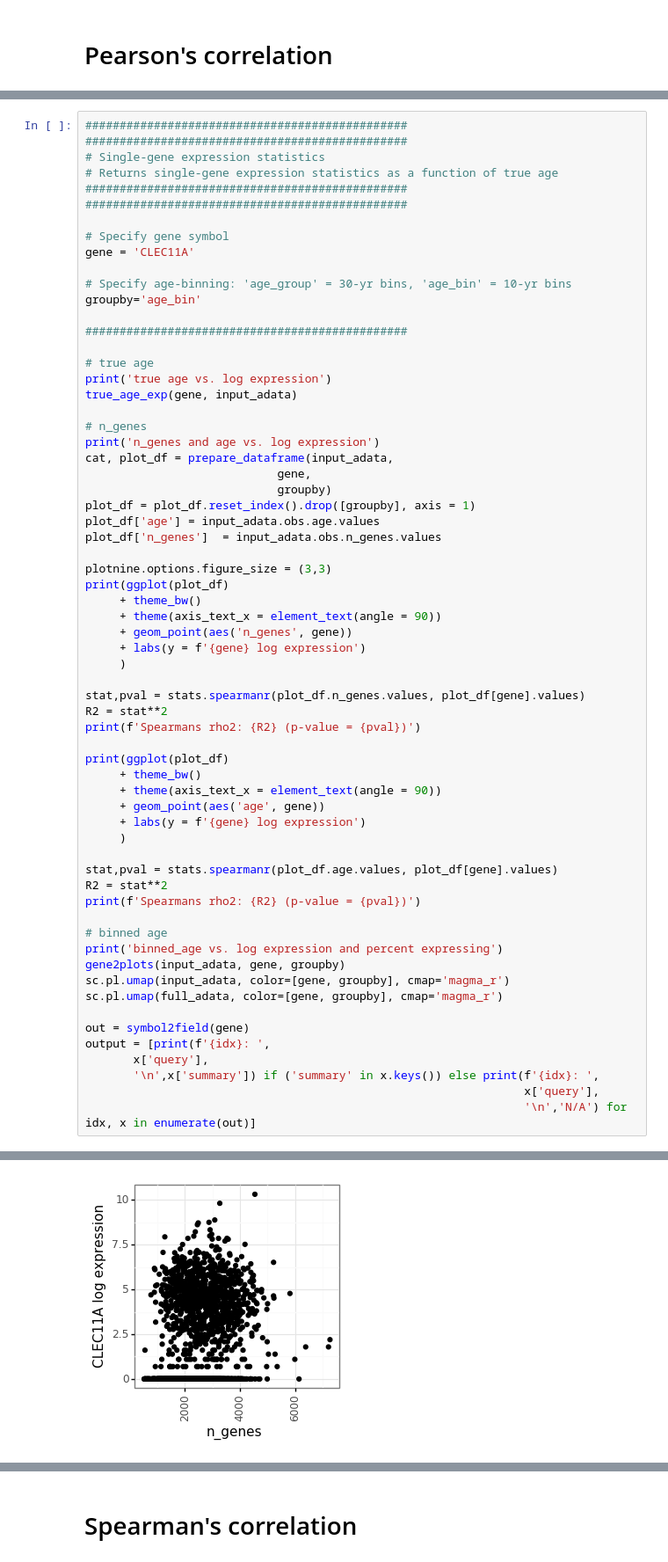
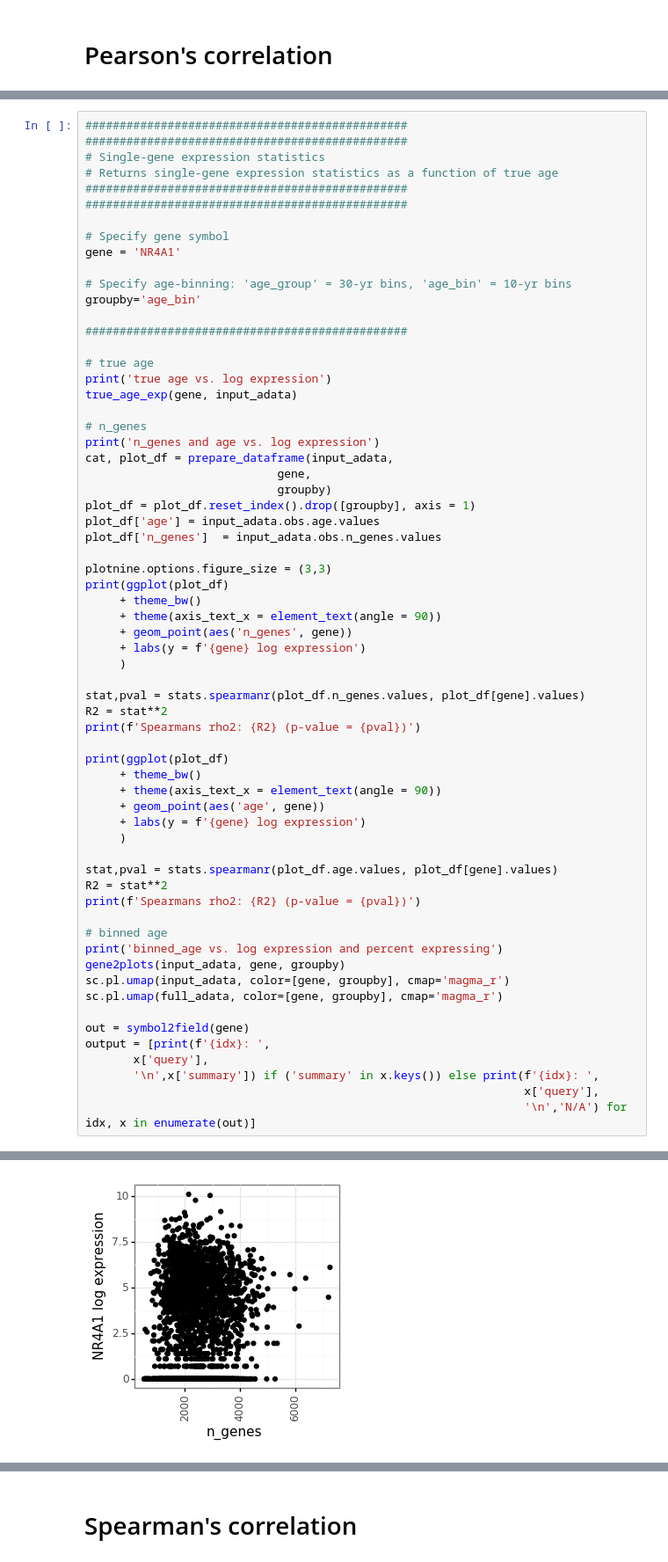
Before and after one commit to czbiohub/darmanis_group_DL_notebook, a Jupyter notebook: DL20190123_mel_aging_correlation_analysis-PUBLIC.ipynb, the cells around one changed output, grey strips where cells are left out. Shown at 88% size. Saved outputs shown, nothing was run; the diff lists cells and outputs as text.

Commit message:
updated stats for cancer gene id

```diff
--- a/DL20190123_mel_aging_correlation_analysis-PUBLIC.ipynb
+++ b/DL20190123_mel_aging_correlation_analysis-PUBLIC.ipynb
@@ -175,7 +175,7 @@ The protein encoded by this gene anchors the type II regulatory subunit of prote
 ###############################################
 
 # Specify gene symbol
-gene = 'CLEC11A'
+gene = 'NR4A1'
 
 # Specify age-binning: 'age_group' = 30-yr bins, 'age_bin' = 10-yr bins
 groupby='age_bin'
@@ -237,2 +237,2 @@ true age vs. log expression
 n_genes and age vs. log expression
-[figure, old version]
+[figure, new version]
```
Also changed, not shown: parts of 1 cell of this notebook, 1 other file.
